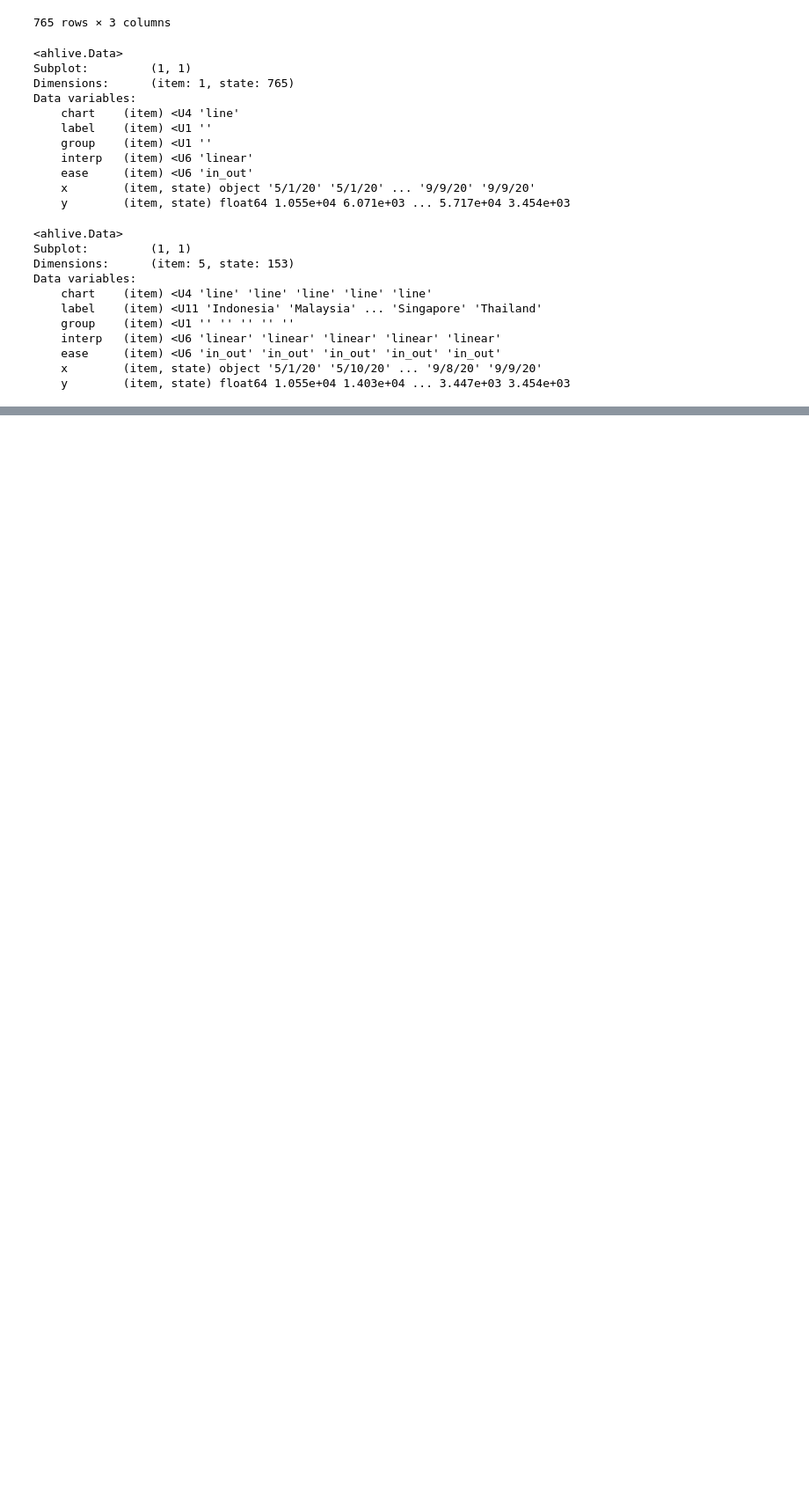
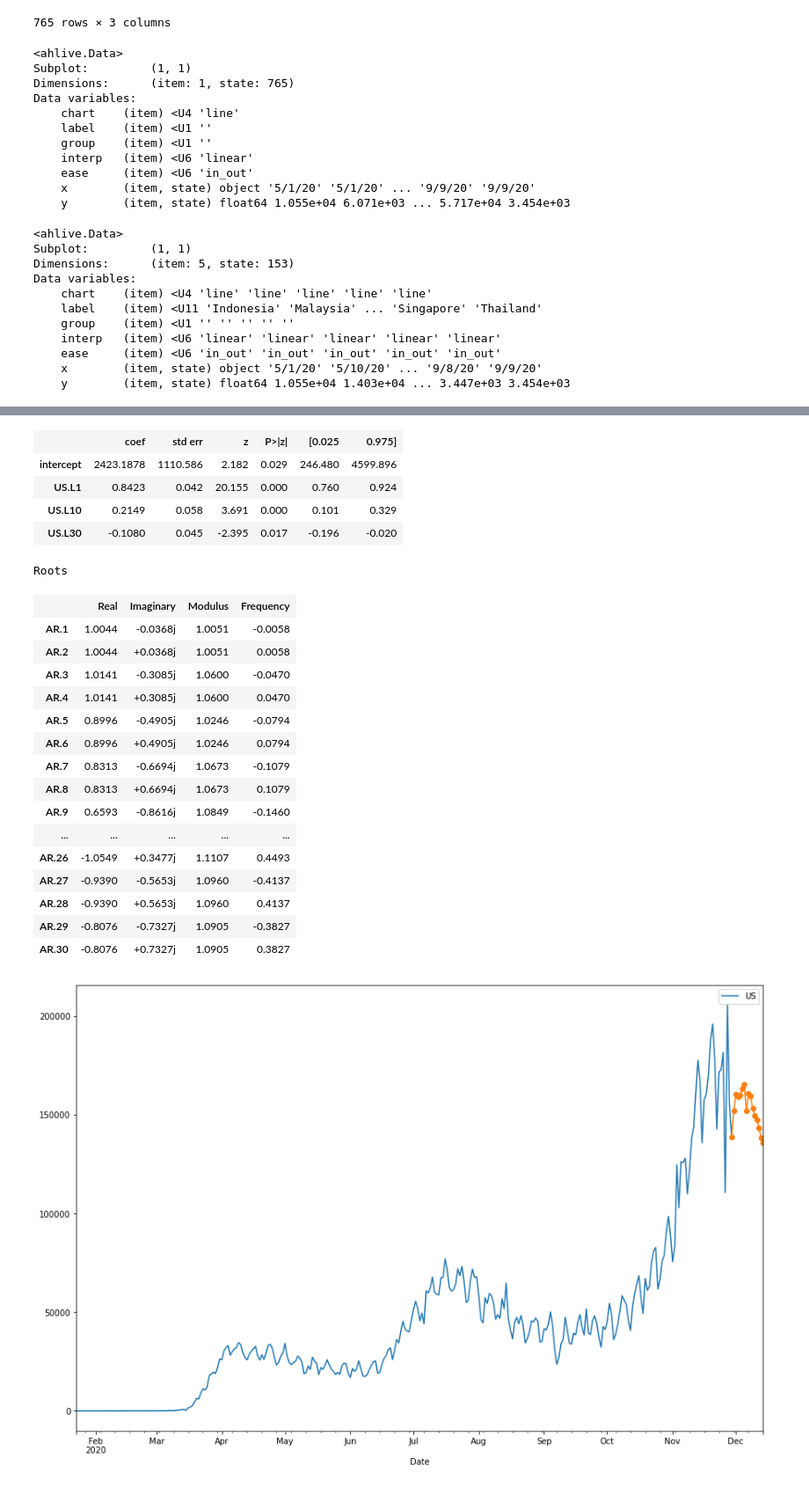
Before and after one commit to kristantotanuwidjaja/covid-19_data_analysis, a Jupyter notebook: Data Analysis COVID-19/COVID-19 Cases.ipynb, the cells around one changed output, grey strips where cells are left out. Shown at 88% size. Saved outputs shown, nothing was run; the diff lists cells and outputs as text; code cells hidden in the pictures; blank space fills up the shorter version.

```diff
--- a/Data Analysis COVID-19/COVID-19 Cases.ipynb
+++ b/Data Analysis COVID-19/COVID-19 Cases.ipynb
@@ -918,0 +982,23 @@ ah_df.render()
+# %%
+k = 14 #prediction horizon
+
+# skipping first row (header row) and resetting index to begin at 0
+dates = pd.to_datetime(confirm_cases['Country/Region'][1:], format="%m/%d/%y")
+tempdata = pd.DataFrame(confirm_cases['US'][1:])
+tempdata.index = dates
+tempdata.index.freq='d' # setting time frequency to be by date
+tempdata = tempdata.rename_axis('Date')
+
+# fit model
+model = AutoReg(tempdata, lags=[1,10,30])
+model_fit = model.fit()
+# make prediction
+yhat = model_fit.predict(len(tempdata), len(tempdata)+k)
+
+#plotting last recorded data point to show continuity and then forecasted data
+pyhat = pd.Series(tempdata.tail(1).squeeze(), index=[tempdata.index[-1]]).append(yhat)
+ax = tempdata.plot(figsize=(15,10))
+pyhat.plot(marker='o',color='C1', ax=ax);
+# model_fit.plot_predict(0, len(tempdata)+k)
+model_fit.summary()
+# %% [output]
@@ -918,0 +1013,23 @@ ah_df.render()
+|  | coef | std err | z | P>|z| | [0.025 | 0.975] |
+| intercept | 2423.1878 | 1110.586 | 2.182 | 0.029 | 246.480 | 4599.896 |
+| US.L1 | 0.8423 | 0.042 | 20.155 | 0.000 | 0.760 | 0.924 |
+| US.L10 | 0.2149 | 0.058 | 3.691 | 0.000 | 0.101 | 0.329 |
+| US.L30 | -0.1080 | 0.045 | -2.395 | 0.017 | -0.196 | -0.020 |
+Roots
+|  | Real | Imaginary | Modulus | Frequency |
+| AR.1 | 1.0044 | -0.0368j | 1.0051 | -0.0058 |
+| AR.2 | 1.0044 | +0.0368j | 1.0051 | 0.0058 |
+| AR.3 | 1.0141 | -0.3085j | 1.0600 | -0.0470 |
+| AR.4 | 1.0141 | +0.3085j | 1.0600 | 0.0470 |
+| AR.5 | 0.8996 | -0.4905j | 1.0246 | -0.0794 |
+| AR.6 | 0.8996 | +0.4905j | 1.0246 | 0.0794 |
+| AR.7 | 0.8313 | -0.6694j | 1.0673 | -0.1079 |
+| AR.8 | 0.8313 | +0.6694j | 1.0673 | 0.1079 |
+| AR.9 | 0.6593 | -0.8616j | 1.0849 | -0.1460 |
+| ... | ... | ... | ... | ... |
+| AR.26 | -1.0549 | +0.3477j | 1.1107 | 0.4493 |
+| AR.27 | -0.9390 | -0.5653j | 1.0960 | -0.4137 |
+| AR.28 | -0.9390 | +0.5653j | 1.0960 | 0.4137 |
+| AR.29 | -0.8076 | -0.7327j | 1.0905 | -0.3827 |
+| AR.30 | -0.8076 | +0.7327j | 1.0905 | 0.3827 |
+[figure, added]
```
Also changed, not shown: parts of 16 cells of this notebook.
